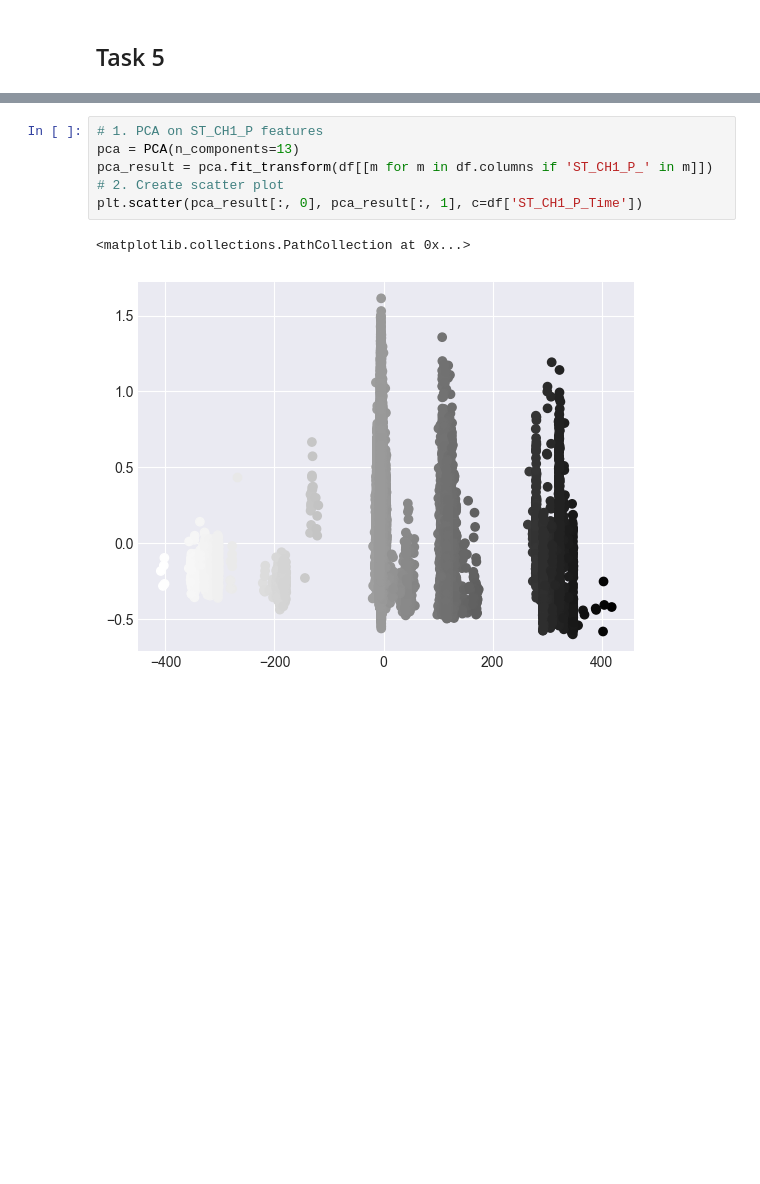
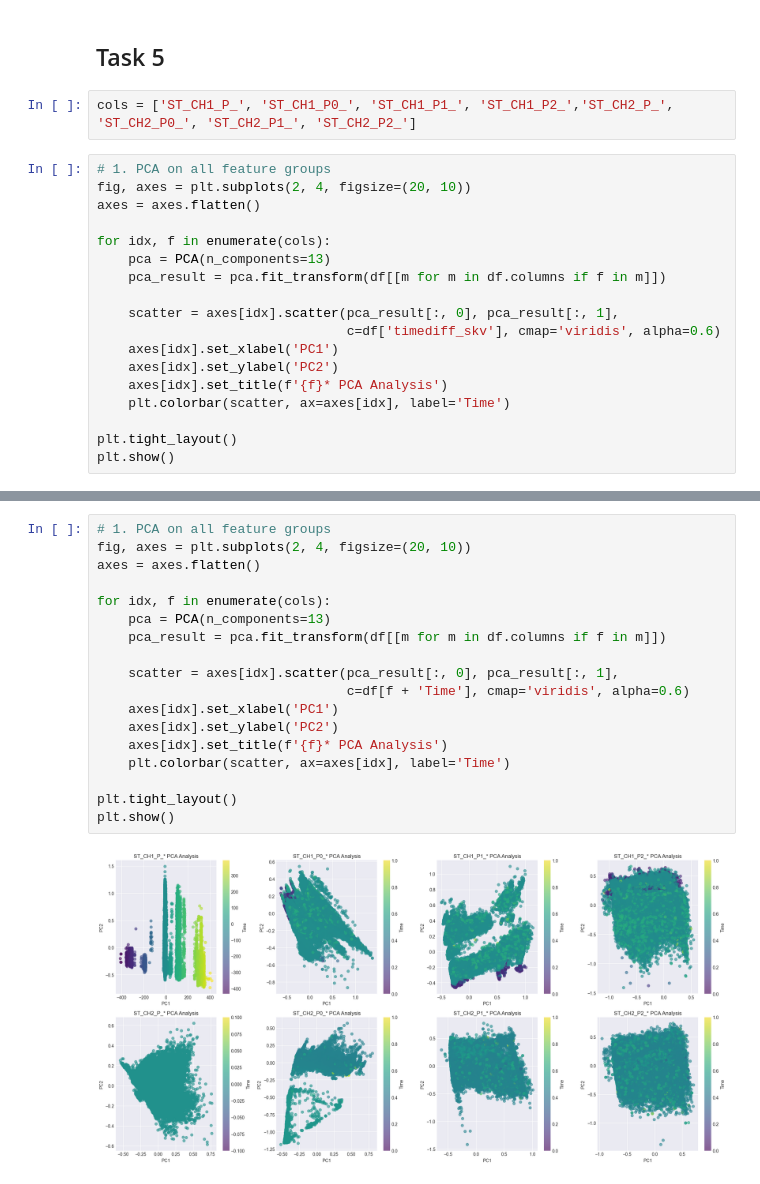
Before and after one commit to preetdhanani/PMCM, a Jupyter notebook: Lab Session #1-20251103/Task_4_5.ipynb, the cells around one changed output, grey strips where cells are left out. Drawn from its saved outputs; the diff is of its cells as text; blank space fills up the shorter version.

```diff
--- a/Lab Session #1-20251103/Task_4_5.ipynb
+++ b/Lab Session #1-20251103/Task_4_5.ipynb
@@ -359,2 +391,22 @@ df.describe()
 # %% [markdown]
 ## Task 5
+# %%
+cols = ['ST_CH1_P_', 'ST_CH1_P0_', 'ST_CH1_P1_', 'ST_CH1_P2_','ST_CH2_P_', 'ST_CH2_P0_', 'ST_CH2_P1_', 'ST_CH2_P2_']
+# %%
+# 1. PCA on all feature groups
+fig, axes = plt.subplots(2, 4, figsize=(20, 10))
+axes = axes.flatten()
+
+for idx, f in enumerate(cols):
+    pca = PCA(n_components=13)
+    pca_result = pca.fit_transform(df[[m for m in df.columns if f in m]])
+
+    scatter = axes[idx].scatter(pca_result[:, 0], pca_result[:, 1],
+                                c=df['timediff_skv'], cmap='viridis', alpha=0.6)
+    axes[idx].set_xlabel('PC1')
+    axes[idx].set_ylabel('PC2')
+    axes[idx].set_title(f'{f}* PCA Analysis')
+    plt.colorbar(scatter, ax=axes[idx], label='Time')
+
+plt.tight_layout()
+plt.show()
@@ -361,10 +415,21 @@ df.describe()
 # %%
-# 1. PCA on ST_CH1_P features
-pca = PCA(n_components=13)
-pca_result = pca.fit_transform(df[[m for m in df.columns if 'ST_CH1_P_' in m]])
-# 2. Create scatter plot
-plt.scatter(pca_result[:, 0], pca_result[:, 1], c=df['ST_CH1_P_Time'])
+# 1. PCA on all feature groups
+fig, axes = plt.subplots(2, 4, figsize=(20, 10))
+axes = axes.flatten()
+
+for idx, f in enumerate(cols):
+    pca = PCA(n_components=13)
+    pca_result = pca.fit_transform(df[[m for m in df.columns if f in m]])
+
+    scatter = axes[idx].scatter(pca_result[:, 0], pca_result[:, 1],
+                                c=df[f + 'Time'], cmap='viridis', alpha=0.6)
+    axes[idx].set_xlabel('PC1')
+    axes[idx].set_ylabel('PC2')
+    axes[idx].set_title(f'{f}* PCA Analysis')
+    plt.colorbar(scatter, ax=axes[idx], label='Time')
+
+plt.tight_layout()
+plt.show()
 # %% [output]
-<matplotlib.collections.PathCollection at 0x...>
-[figure, old version]
+[figure, new version]
 # %% [markdown]
```
Also changed, not shown: parts of 21 cells of this notebook, 11 other files.
